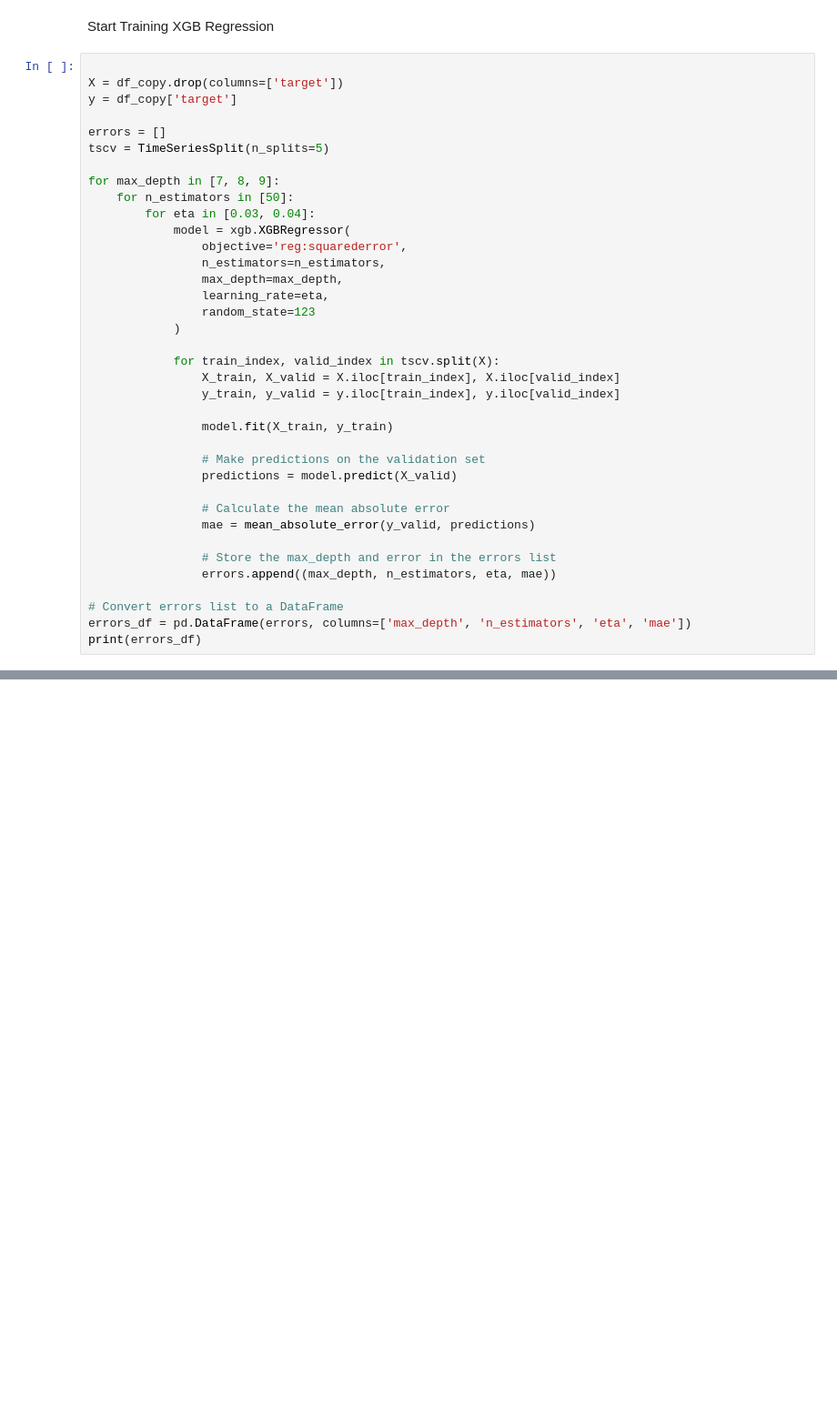
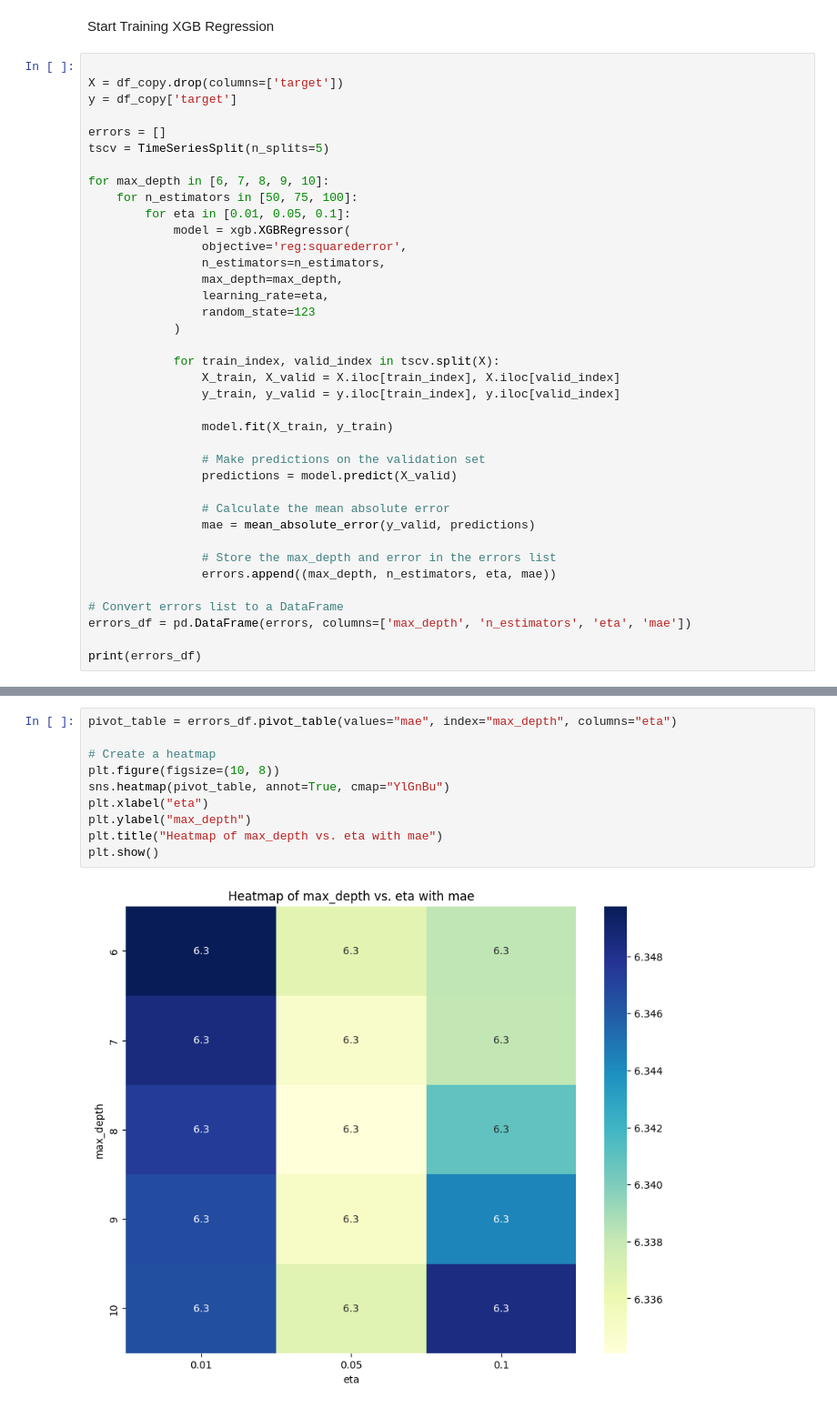
Before and after one commit to mtban26/close_movement_pred, a Jupyter notebook: project.ipynb, the cells around one changed output, grey strips where cells are left out. Shown at 91% size. Drawn from its saved outputs; the diff is of its cells as text; blank space fills up the shorter version.

```diff
--- a/project.ipynb
+++ b/project.ipynb
@@ -343,9 +343,9 @@ y = df_copy['target']
 errors = []
 tscv = TimeSeriesSplit(n_splits=5)
 
-for max_depth in [7, 8, 9]:
-    for n_estimators in [50]:
-        for eta in [0.03, 0.04]:
+for max_depth in [6, 7, 8, 9, 10]:
+    for n_estimators in [50, 75, 100]:
+        for eta in [0.01, 0.05, 0.1]:
             model = xgb.XGBRegressor(
                 objective='reg:squarederror',
                 n_estimators=n_estimators,
@@ -371,5 +371,6 @@ for max_depth in [7, 8, 9]:
 
 # Convert errors list to a DataFrame
 errors_df = pd.DataFrame(errors, columns=['max_depth', 'n_estimators', 'eta', 'mae'])
+
 print(errors_df)
 # %% [output]
@@ -376,0 +391,12 @@ print(errors_df)
+# %%
+pivot_table = errors_df.pivot_table(values="mae", index="max_depth", columns="eta")
+
+# Create a heatmap
+plt.figure(figsize=(10, 8))
+sns.heatmap(pivot_table, annot=True, cmap="YlGnBu")
+plt.xlabel("eta")
+plt.ylabel("max_depth")
+plt.title("Heatmap of max_depth vs. eta with mae")
+plt.show()
+# %% [output]
+[figure, added]
```
Also changed, not shown: parts of 12 cells of this notebook.
